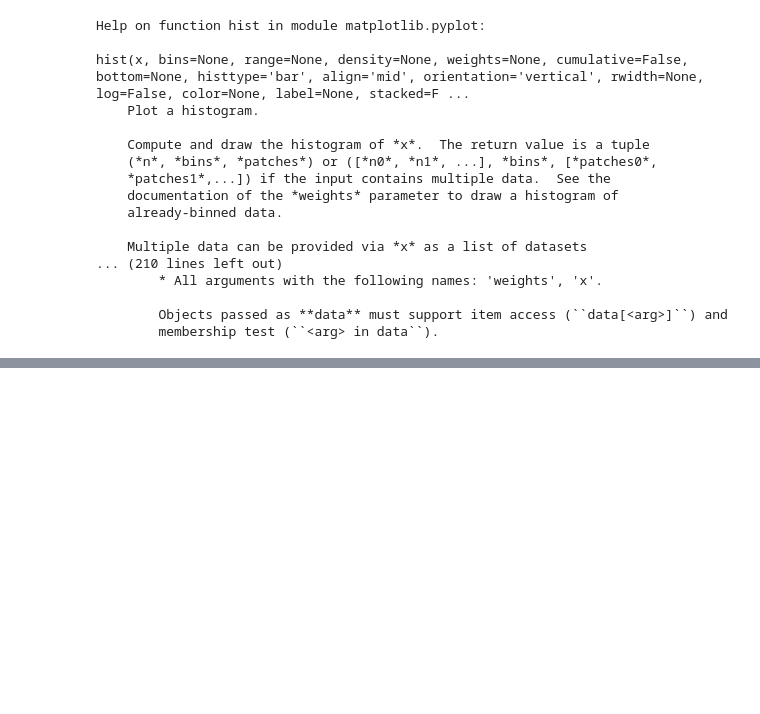
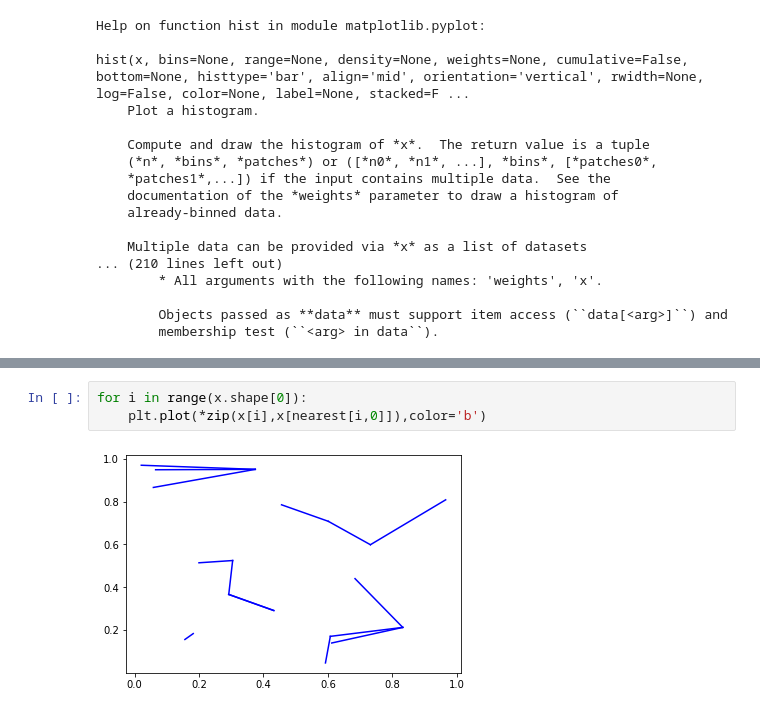
Before and after one commit to zxc2012/PAT_Code, a Jupyter notebook: py/histogram_test.ipynb, the cells around one changed output, grey strips where cells are left out. Cells and saved outputs as stored; diff of their text form; blank space fills up the shorter version.

```diff
--- a/py/histogram_test.ipynb
+++ b/py/histogram_test.ipynb
@@ -103,0 +175,5 @@ hist(x, bins=None, range=None, density=None, weights=None, cumulative=False, bot
+# %%
+for i in range(x.shape[0]):
+    plt.plot(*zip(x[i],x[nearest[i,0]]),color='b')
+# %% [output]
+[figure, added]
```
Also changed, not shown: parts of 10 cells of this notebook.
